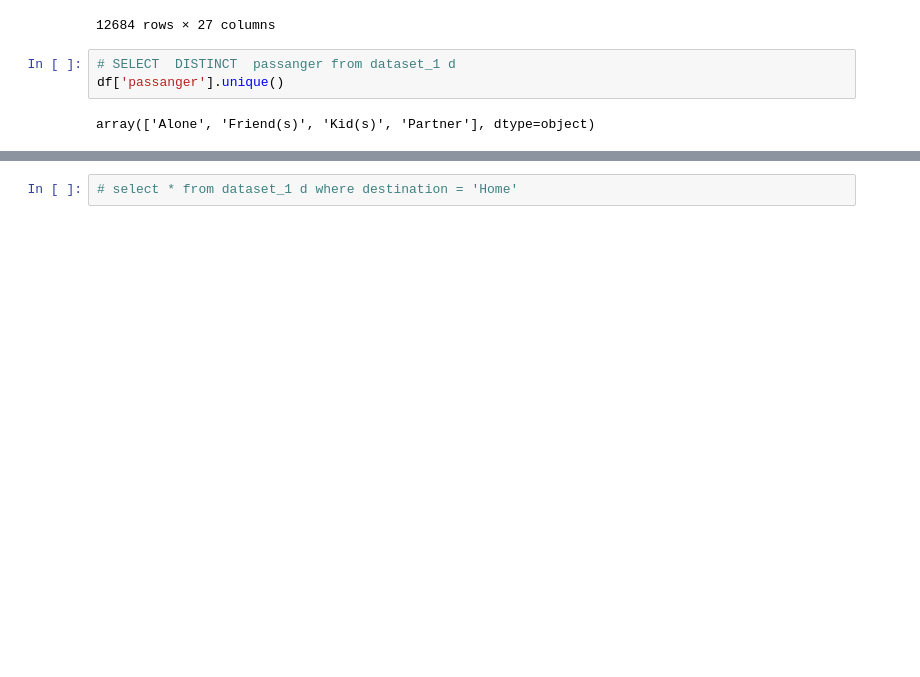
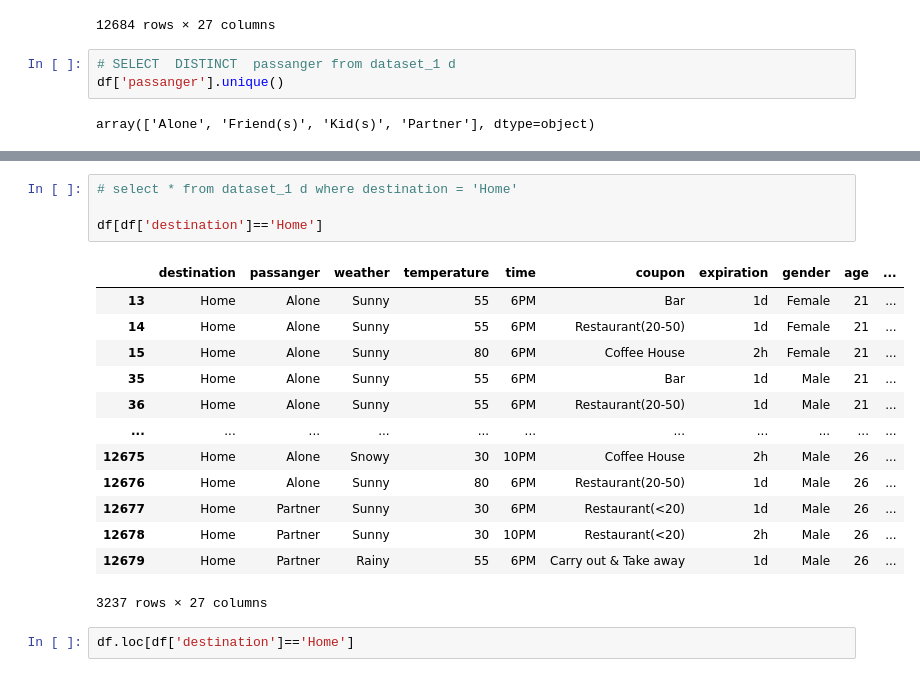
Before and after one commit to GVK9633/python_programming, a Jupyter notebook: Class_Room_Doc/April-2025/9th/p-9th-sqlLit_With_Python.ipynb, the cells around one changed output, grey strips where cells are left out. Cells and saved outputs as stored; diff of their text form; blank space fills up the shorter version.

```diff
--- a/Class_Room_Doc/April-2025/9th/p-9th-sqlLit_With_Python.ipynb
+++ b/Class_Room_Doc/April-2025/9th/p-9th-sqlLit_With_Python.ipynb
@@ -25,2 +61,20 @@ array(['Alone', 'Friend(s)', 'Kid(s)', 'Partner'], dtype=object)
 # %%
 # select * from dataset_1 d where destination = 'Home'
+
+df[df['destination']=='Home']
+# %% [output]
+|  | destination | passanger | weather | temperature | time | coupon | expiration | gender | age | ... |
+| 13 | Home | Alone | Sunny | 55 | 6PM | Bar | 1d | Female | 21 | ... |
+| 14 | Home | Alone | Sunny | 55 | 6PM | Restaurant(20-50) | 1d | Female | 21 | ... |
+| 15 | Home | Alone | Sunny | 80 | 6PM | Coffee House | 2h | Female | 21 | ... |
+| 35 | Home | Alone | Sunny | 55 | 6PM | Bar | 1d | Male | 21 | ... |
+| 36 | Home | Alone | Sunny | 55 | 6PM | Restaurant(20-50) | 1d | Male | 21 | ... |
+| ... | ... | ... | ... | ... | ... | ... | ... | ... | ... | ... |
+| 12675 | Home | Alone | Snowy | 30 | 10PM | Coffee House | 2h | Male | 26 | ... |
+| 12676 | Home | Alone | Sunny | 80 | 6PM | Restaurant(20-50) | 1d | Male | 26 | ... |
+| 12677 | Home | Partner | Sunny | 30 | 6PM | Restaurant(<20) | 1d | Male | 26 | ... |
+| 12678 | Home | Partner | Sunny | 30 | 10PM | Restaurant(<20) | 2h | Male | 26 | ... |
+| 12679 | Home | Partner | Rainy | 55 | 6PM | Carry out & Take away | 1d | Male | 26 | ... |
+3237 rows × 27 columns
+# %%
+df.loc[df['destination']=='Home']
```
Also changed, not shown: parts of 2 cells of this notebook, 24 other files.
